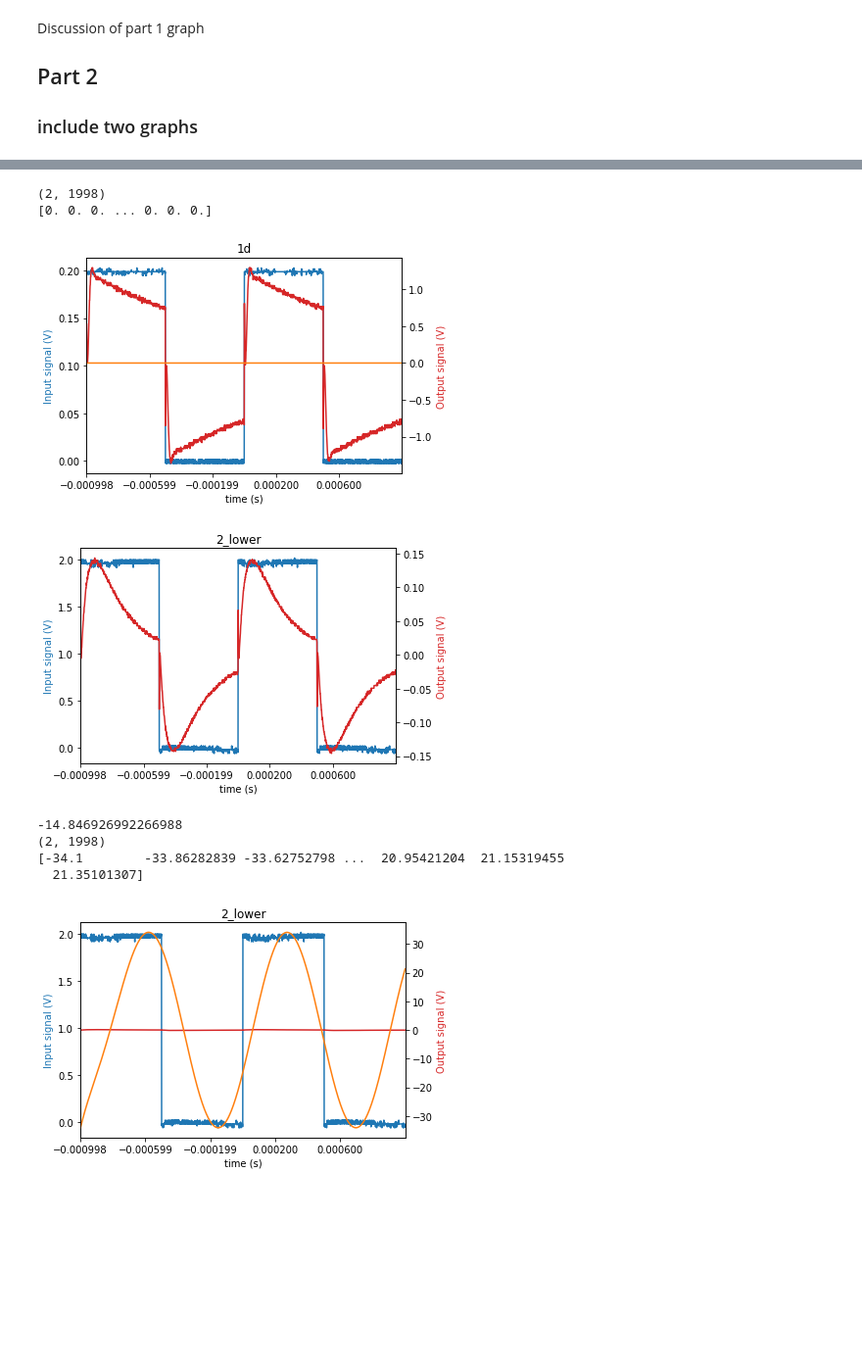
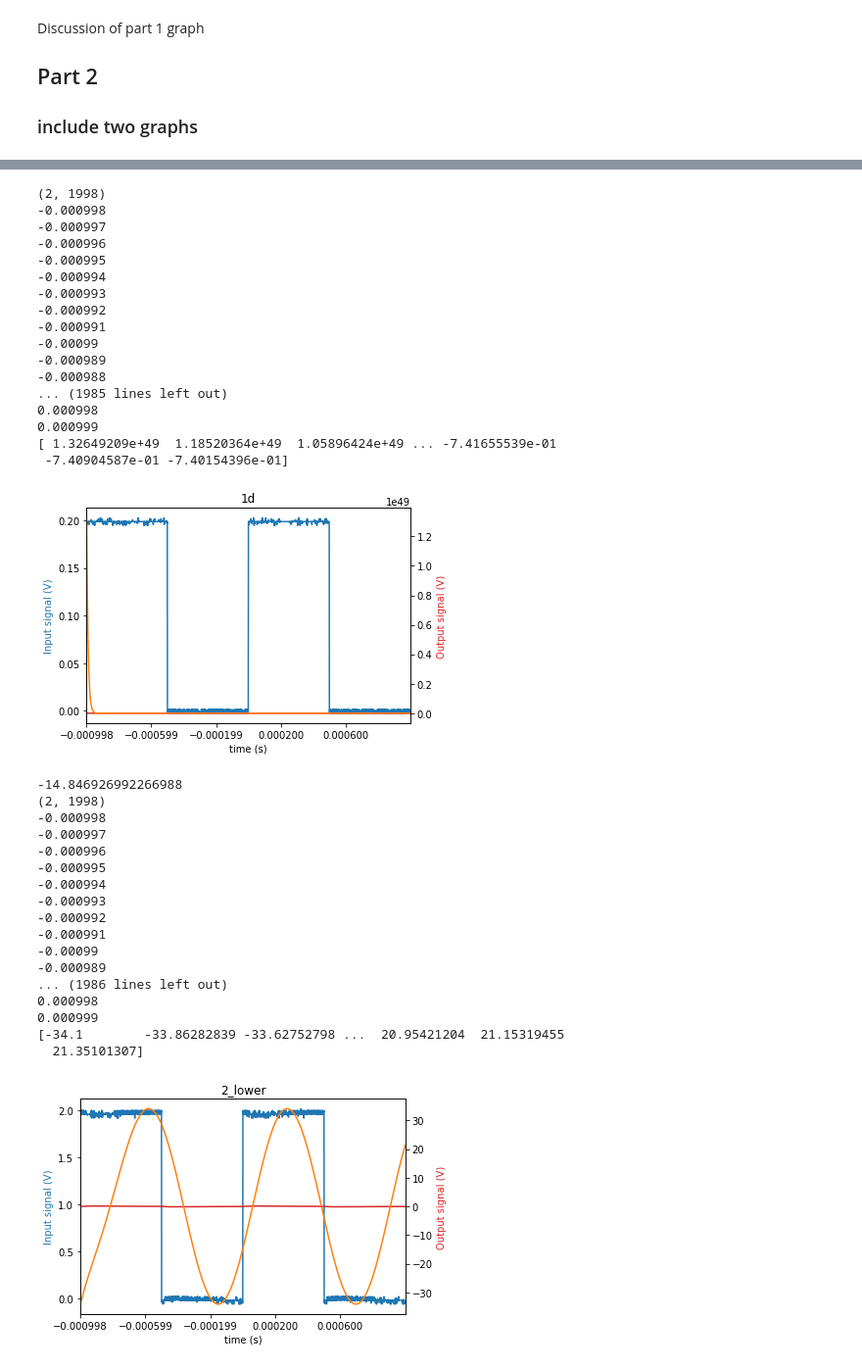
Before and after one commit to scifi6546/ee203, a Jupyter notebook: lab07/main.ipynb, the cells around one changed output, grey strips where cells are left out. Shown: that part at 98% size. Drawn from its saved outputs; the diff is of its cells as text; code cells hidden in the pictures; blank space fills up the shorter version.

```diff
--- a/lab07/main.ipynb
+++ b/lab07/main.ipynb
@@ -179,28 +182,55 @@ def eq(x):
     x=x+0.000998
     return (2.948*10**-3)*math.exp(-335.0*x)+(-2.99)*math.exp(-34016.0*x)
 def eq2(t):
-    return 0
+    #return 0
     return calc_over(10000,0.088,'99.6E-9',t)
 plot_eq("scope_8.csv",eq2,
 "1d",flipped=True)
 # %% [output]
 (2, 1998)
-[0. 0. 0. ... 0. 0. 0.]
+-0.000998
+-0.000997
+-0.000996
+-0.000995
+-0.000994
+-0.000993
+-0.000992
+-0.000991
+-0.00099
+-0.000989
+-0.000988
+... (1985 lines left out)
+0.000998
+0.000999
+[ 1.32649209e+49  1.18520364e+49  1.05896424e+49 ... -7.41655539e-01
+ -7.40904587e-01 -7.40154396e-01]
-[figure, old version]
+[figure, new version]
 # %%
-plot_osc_2_scale("/home/nick/sshfs/Documents/lab07/scope_10.csv","2_lower")
+#plot_osc_2_scale("/home/nick/sshfs/Documents/lab07/scope_10.csv","2_lower")
 def eq(t):
     t=t+0.000998
     return 32.1*math.exp(-7936.0*t)*math.sin(7418.0*t)-34.1*math.cos(7418.0*t)
 print(eq(0.0))
 plot_eq("scope_10.csv",eq,"2_lower")
 # %% [output]
+-14.846926992266988
+(2, 1998)
+-0.000998
+-0.000997
+-0.000996
+-0.000995
+-0.000994
+-0.000993
+-0.000992
+-0.000991
+-0.00099
+-0.000989
+... (1986 lines left out)
+0.000998
+0.000999
+[-34.1        -33.86282839 -33.62752798 ...  20.95421204  21.15319455
+  21.35101307]
-[figure, old version]
+[figure, new version]
--14.846926992266988
-(2, 1998)
-[-34.1        -33.86282839 -33.62752798 ...  20.95421204  21.15319455
-  21.35101307]
-[figure, removed]
 # %%
 
 def eq(t):
```
Also changed, not shown: parts of 5 cells of this notebook.
